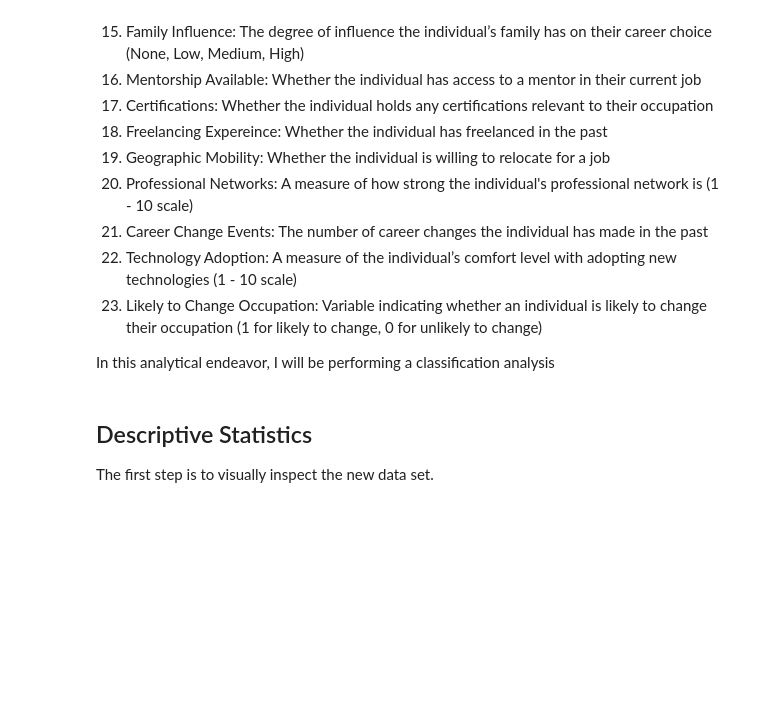
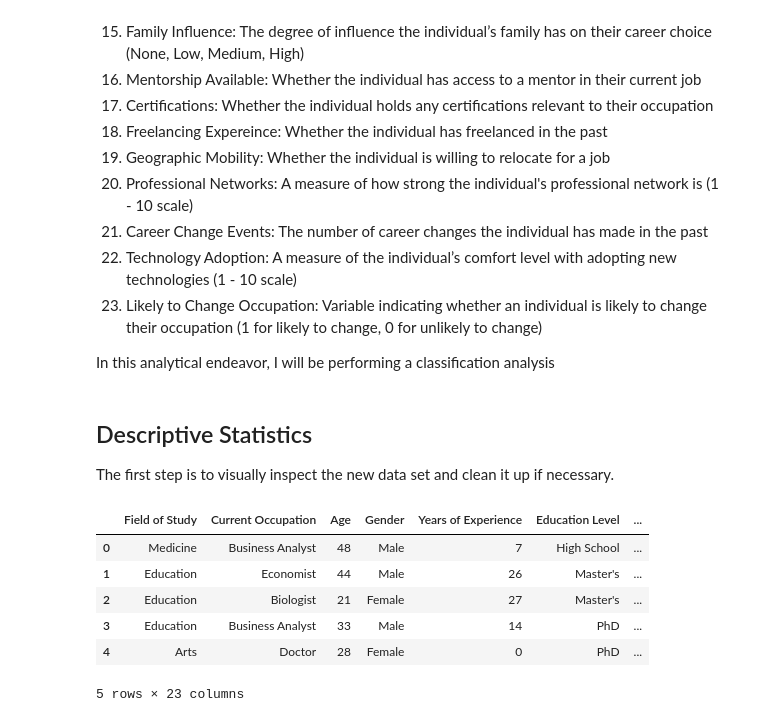
Before and after one commit to yestab335/data-science, a Jupyter notebook: ChangeOfCareer/notebook.ipynb, the cells around one changed output. Drawn from its saved outputs; the diff is of its cells as text; code cells hidden in the pictures; blank space fills up the shorter version.

```diff
--- a/ChangeOfCareer/notebook.ipynb
+++ b/ChangeOfCareer/notebook.ipynb
@@ -40,3 +45,15 @@ In this analytical endeavor, I will be performing a classification analysis
 # %% [markdown]
 ## Descriptive Statistics
-The first step is to visually inspect the new data set.
+The first step is to visually inspect the new data set and clean it up if necessary.
+# %%
+data = pd.read_csv('career_change_prediction_dataset.csv')
+
+data.head()
+# %% [output]
+|  | Field of Study | Current Occupation | Age | Gender | Years of Experience | Education Level | ... |
+| 0 | Medicine | Business Analyst | 48 | Male | 7 | High School | ... |
+| 1 | Education | Economist | 44 | Male | 26 | Master's | ... |
+| 2 | Education | Biologist | 21 | Female | 27 | Master's | ... |
+| 3 | Education | Business Analyst | 33 | Male | 14 | PhD | ... |
+| 4 | Arts | Doctor | 28 | Female | 0 | PhD | ... |
+5 rows × 23 columns
```
Also changed, not shown: parts of 9 cells of this notebook.
